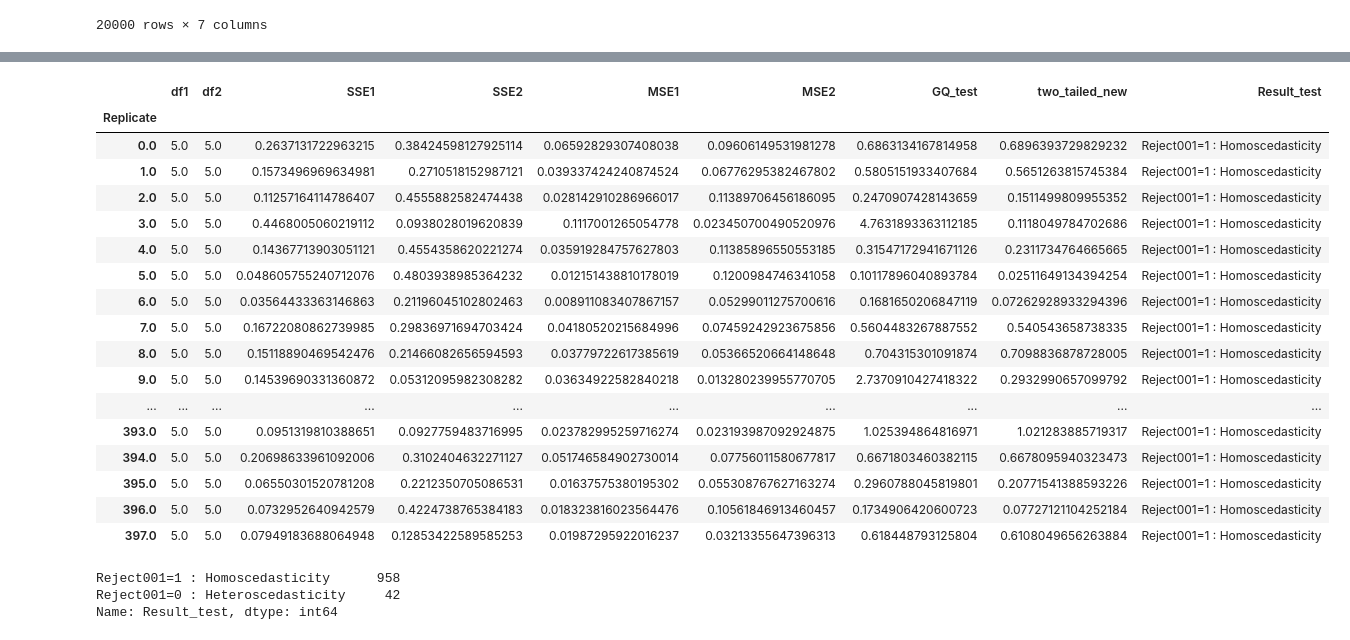
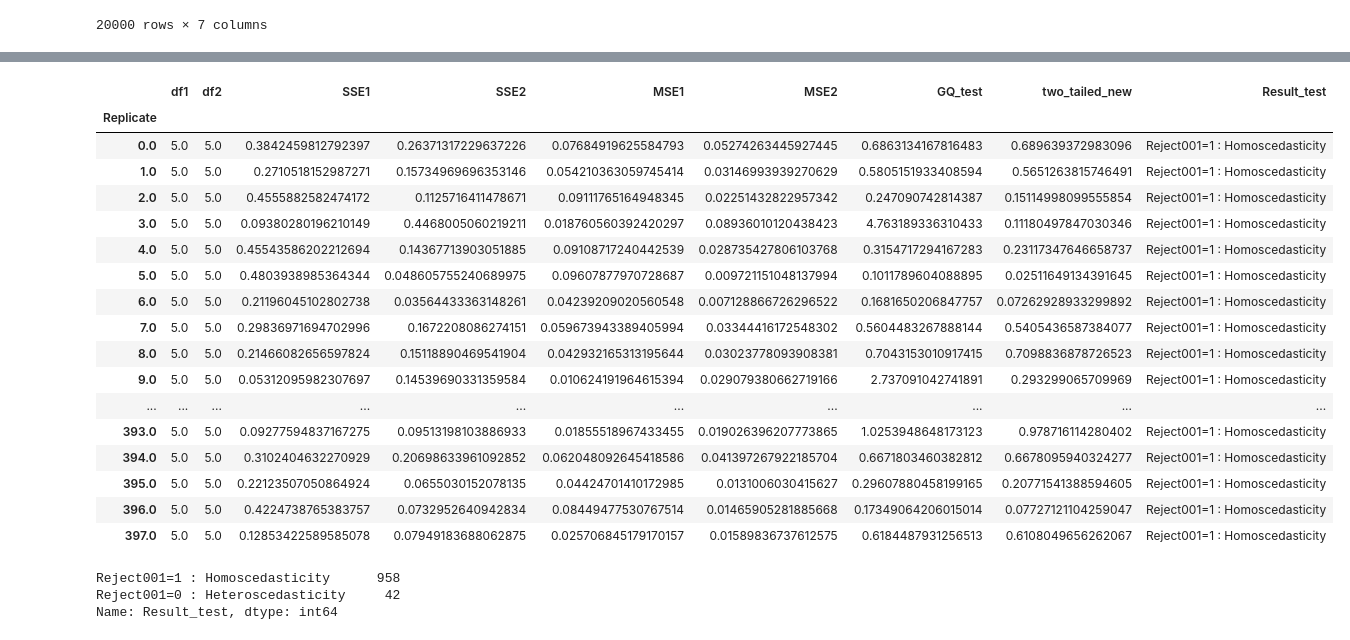
Before and after one commit to iam-fern/Generate_multiplication, a Jupyter notebook: GQtest_data_multi_delta_(_0_8)_n20_01.ipynb, the cells around one changed output, grey strips where cells are left out. Drawn from its saved outputs; the diff is of its cells as text; code cells hidden in the pictures.

```diff
--- a/GQtest_data_multi_delta_(_0_8)_n20_01.ipynb
+++ b/GQtest_data_multi_delta_(_0_8)_n20_01.ipynb
@@ -153,7 +176,6 @@ def get_result(run_replicate, percent_data):
     new_table_sort = new_table.sort_values('x2')
     new_table_sort.reset_index(inplace=True)
     new_table_sort.drop(['index'], axis=1, inplace=True)
-
 
     # แบ่งข้อมูลกลุ่มที่ 1
     table1 = new_table_sort.iloc[:int(percent_data*new_table_sort.shape[0]) , :]
@@ -167,8 +189,7 @@ def get_result(run_replicate, percent_data):
     # หาค่า df กลุ่ม 1
     DF1 = model1.df_resid + 1
     SSE1 = model1.ssr
-    MSE1 = model1.mse_resid
-
+    MSE1 = SSE1/DF1
 
     # แบ่งข้อมูลกลุ่มที่ 2
     table2 = new_table_sort.iloc[int((1-percent_data)*new_table_sort.shape[0]): , :]
@@ -182,23 +203,21 @@ def get_result(run_replicate, percent_data):
     # หาค่า df กลุ่ม 2
     DF2 = model2.df_resid + 1
     SSE2 = model2.ssr
-    MSE2 = model2.mse_resid
+    MSE2 = SSE2/DF2
 
     # ค่าสถิติทดสอบ
     GQ_test = (SSE2/DF2) / (SSE1/DF1)
-
 
     df2 = DF2
     df1 = DF1
 
     # คำนวณค่า p-value
-    # sf(x, dfn, dfd, loc=0, scale=1) : Survival function (also defined as 1 - cdf, but sf is sometimes more accurate)
+    # pdf(x, dfn, dfd, loc=0, scale=1) : Probability density function
     two_tailed = 2.0*(1.0-(ss.f.cdf(GQ_test, df2, df1)))
+    p_greater = ss.f.cdf(GQ_test, df2, df1)
+    p_less = 1.0-ss.f.cdf(GQ_test, df2, df1)
 
-    # pdf(x, dfn, dfd, loc=0, scale=1) : Probability density function
-    p_greater = ss.f.cdf(GQ_test, df2, df1)
-
-    return df2, df1, SSE2, SSE1, MSE2, MSE1, GQ_test, two_tailed, p_greater
+    return df1, df2, SSE1, SSE2, MSE1, MSE2, GQ_test, two_tailed, p_greater, p_less
 
 # สร้าง list ของ replicates
 list_replicate=list({i[0] for i in table.index})
@@ -214,13 +233,14 @@ list_MSE2=[]
 list_GQ_test=[]
 list_two_tailed=[]
 list_p_greater=[]
+list_p_less=[]
 
 # กำหนด % การแบ่งข้อมูล
 percent_data=0.4
 
 # ใช้ for loop สำหรับการ run ทุก replicates
 for run_replicate in list_replicate:
-    df1, df2, SSE1, SSE2, MSE1, MSE2, GQ_test, two_tailed, p_greater=get_result(run_replicate, percent_data)
+    df1, df2, SSE1, SSE2, MSE1, MSE2, GQ_test, two_tailed, p_greater, p_less=get_result(run_replicate, percent_data)
     list_df1.append(df1)
     list_SSE1.append(SSE1)
     list_df2.append(df2)
@@ -230,6 +250,7 @@ for run_replicate in list_replicate:
     list_GQ_test.append(GQ_test)
     list_two_tailed.append(two_tailed)
     list_p_greater.append(p_greater)
+    list_p_less.append(p_less)
 # %%
 # สร้างตารางผลลัพธ์
 alpha = 0.01
@@ -268,39 +289,41 @@ result.astype(str)
 # %%
 # สร้างตารางผลลัพธ์
 alpha = 0.01
 pd.set_option('display.max_rows', 1000)
 pd.set_option('display.max_columns', 1000)
 pd.set_option('display.width', 1000)
 result=pd.DataFrame({"Replicate":list_replicate, "df1":list_df1, "df2":list_df2, "SSE1":list_SSE1,
                      "SSE2":list_SSE2, "MSE1":list_MSE1, "MSE2":list_MSE2,
-                     "GQ_test":list_GQ_test, "two_tailed":list_two_tailed, "greater":list_p_greater})
+                     "GQ_test":list_GQ_test, "two_tailed":list_two_tailed, "greater":list_p_greater, "less":list_p_less})
 result.set_index(['Replicate'], inplace=True)
 
-result['two_tailed_new']=result[["two_tailed","greater"]].apply(lambda value: value[0] if value[0]<0.5 else 2*value[1], axis=1)
+result['two_tailed_new']=result[["two_tailed","greater","less"]].apply(lambda value: value[0] if value[0]<0.5 else (2*value[1] if value[1]<0.5 else 2*value[2]) , axis=1)
 result["Result_test"]=result["two_tailed_new"].apply(lambda p_value: 'Reject001=0 : Heteroscedasticity'
                                                                   if p_value < alpha else 'Reject001=1 : Homoscedasticity')
 #two_tailed_new_show=two_tailed_new.drop(columns="greater")
-result_show=result.drop(columns=["two_tailed", "greater"])
+result_show=result.drop(columns=["two_tailed", "greater", "less"])
 result_show.astype(str)
+
+#result.astype(str)
 # %% [output]
 |  | df1 | df2 | SSE1 | SSE2 | MSE1 | MSE2 | GQ_test | two_tailed_new | Result_test |
 | Replicate |  |  |  |  |  |  |  |  |  |
-| 0.0 | 5.0 | 5.0 | 0.2637131722963215 | 0.38424598127925114 | 0.06592829307408038 | 0.09606149531981278 | 0.6863134167814958 | 0.6896393729829232 | Reject001=1 : Homoscedasticity |
-| 1.0 | 5.0 | 5.0 | 0.1573496969634981 | 0.2710518152987121 | 0.039337424240874524 | 0.06776295382467802 | 0.5805151933407684 | 0.5651263815745384 | Reject001=1 : Homoscedasticity |
-| 2.0 | 5.0 | 5.0 | 0.11257164114786407 | 0.4555882582474438 | 0.028142910286966017 | 0.11389706456186095 | 0.2470907428143659 | 0.1511499809955352 | Reject001=1 : Homoscedasticity |
-| 3.0 | 5.0 | 5.0 | 0.4468005060219112 | 0.0938028019620839 | 0.1117001265054778 | 0.023450700490520976 | 4.7631893363112185 | 0.1118049784702686 | Reject001=1 : Homoscedasticity |
-| 4.0 | 5.0 | 5.0 | 0.14367713903051121 | 0.4554358620221274 | 0.035919284757627803 | 0.11385896550553185 | 0.31547172941671126 | 0.2311734764665665 | Reject001=1 : Homoscedasticity |
-| 5.0 | 5.0 | 5.0 | 0.048605755240712076 | 0.4803938985364232 | 0.012151438810178019 | 0.1200984746341058 | 0.10117896040893784 | 0.02511649134394254 | Reject001=1 : Homoscedasticity |
-| 6.0 | 5.0 | 5.0 | 0.03564433363146863 | 0.21196045102802463 | 0.008911083407867157 | 0.05299011275700616 | 0.1681650206847119 | 0.07262928933294396 | Reject001=1 : Homoscedasticity |
-| 7.0 | 5.0 | 5.0 | 0.16722080862739985 | 0.29836971694703424 | 0.04180520215684996 | 0.07459242923675856 | 0.5604483267887552 | 0.540543658738335 | Reject001=1 : Homoscedasticity |
-| 8.0 | 5.0 | 5.0 | 0.15118890469542476 | 0.21466082656594593 | 0.03779722617385619 | 0.05366520664148648 | 0.704315301091874 | 0.7098836878728005 | Reject001=1 : Homoscedasticity |
-| 9.0 | 5.0 | 5.0 | 0.14539690331360872 | 0.05312095982308282 | 0.03634922582840218 | 0.013280239955770705 | 2.7370910427418322 | 0.2932990657099792 | Reject001=1 : Homoscedasticity |
+| 0.0 | 5.0 | 5.0 | 0.3842459812792397 | 0.26371317229637226 | 0.07684919625584793 | 0.05274263445927445 | 0.6863134167816483 | 0.689639372983096 | Reject001=1 : Homoscedasticity |
+| 1.0 | 5.0 | 5.0 | 0.2710518152987271 | 0.15734969696353146 | 0.054210363059745414 | 0.03146993939270629 | 0.5805151933408594 | 0.5651263815746491 | Reject001=1 : Homoscedasticity |
+| 2.0 | 5.0 | 5.0 | 0.4555882582474172 | 0.1125716411478671 | 0.09111765164948345 | 0.02251432822957342 | 0.247090742814387 | 0.15114998099555854 | Reject001=1 : Homoscedasticity |
+| 3.0 | 5.0 | 5.0 | 0.09380280196210149 | 0.4468005060219211 | 0.018760560392420297 | 0.08936010120438423 | 4.763189336310433 | 0.11180497847030346 | Reject001=1 : Homoscedasticity |
+| 4.0 | 5.0 | 5.0 | 0.45543586202212694 | 0.14367713903051885 | 0.09108717240442539 | 0.028735427806103768 | 0.3154717294167283 | 0.23117347646658737 | Reject001=1 : Homoscedasticity |
+| 5.0 | 5.0 | 5.0 | 0.4803938985364344 | 0.048605755240689975 | 0.09607877970728687 | 0.009721151048137994 | 0.1011789604088895 | 0.02511649134391645 | Reject001=1 : Homoscedasticity |
+| 6.0 | 5.0 | 5.0 | 0.21196045102802738 | 0.03564433363148261 | 0.04239209020560548 | 0.007128866726296522 | 0.1681650206847757 | 0.07262928933299892 | Reject001=1 : Homoscedasticity |
+| 7.0 | 5.0 | 5.0 | 0.29836971694702996 | 0.1672208086274151 | 0.059673943389405994 | 0.03344416172548302 | 0.5604483267888144 | 0.5405436587384077 | Reject001=1 : Homoscedasticity |
+| 8.0 | 5.0 | 5.0 | 0.21466082656597824 | 0.15118890469541904 | 0.042932165313195644 | 0.03023778093908381 | 0.7043153010917415 | 0.7098836878726523 | Reject001=1 : Homoscedasticity |
+| 9.0 | 5.0 | 5.0 | 0.05312095982307697 | 0.14539690331359584 | 0.010624191964615394 | 0.029079380662719166 | 2.737091042741891 | 0.293299065709969 | Reject001=1 : Homoscedasticity |
 | ... | ... | ... | ... | ... | ... | ... | ... | ... | ... |
-| 393.0 | 5.0 | 5.0 | 0.0951319810388651 | 0.0927759483716995 | 0.023782995259716274 | 0.023193987092924875 | 1.025394864816971 | 1.021283885719317 | Reject001=1 : Homoscedasticity |
-| 394.0 | 5.0 | 5.0 | 0.20698633961092006 | 0.3102404632271127 | 0.051746584902730014 | 0.07756011580677817 | 0.6671803460382115 | 0.6678095940323473 | Reject001=1 : Homoscedasticity |
-| 395.0 | 5.0 | 5.0 | 0.06550301520781208 | 0.2212350705086531 | 0.01637575380195302 | 0.055308767627163274 | 0.2960788045819801 | 0.20771541388593226 | Reject001=1 : Homoscedasticity |
-| 396.0 | 5.0 | 5.0 | 0.0732952640942579 | 0.4224738765384183 | 0.018323816023564476 | 0.10561846913460457 | 0.1734906420600723 | 0.07727121104252184 | Reject001=1 : Homoscedasticity |
-| 397.0 | 5.0 | 5.0 | 0.07949183688064948 | 0.12853422589585253 | 0.01987295922016237 | 0.03213355647396313 | 0.618448793125804 | 0.6108049656263884 | Reject001=1 : Homoscedasticity |
+| 393.0 | 5.0 | 5.0 | 0.09277594837167275 | 0.09513198103886933 | 0.01855518967433455 | 0.019026396207773865 | 1.0253948648173123 | 0.978716114280402 | Reject001=1 : Homoscedasticity |
+| 394.0 | 5.0 | 5.0 | 0.3102404632270929 | 0.20698633961092852 | 0.062048092645418586 | 0.041397267922185704 | 0.6671803460382812 | 0.6678095940324277 | Reject001=1 : Homoscedasticity |
+| 395.0 | 5.0 | 5.0 | 0.22123507050864924 | 0.0655030152078135 | 0.04424701410172985 | 0.0131006030415627 | 0.29607880458199165 | 0.20771541388594605 | Reject001=1 : Homoscedasticity |
+| 396.0 | 5.0 | 5.0 | 0.4224738765383757 | 0.0732952640942834 | 0.08449477530767514 | 0.01465905281885668 | 0.17349064206015014 | 0.07727121104259047 | Reject001=1 : Homoscedasticity |
+| 397.0 | 5.0 | 5.0 | 0.12853422589585078 | 0.07949183688062875 | 0.025706845179170157 | 0.01589836737612575 | 0.6184487931256513 | 0.6108049656262067 | Reject001=1 : Homoscedasticity |
 # %%
 result_show['Result_test'].value_counts()
 # %% [output]
```
Also changed, not shown: parts of 3 cells of this notebook.
